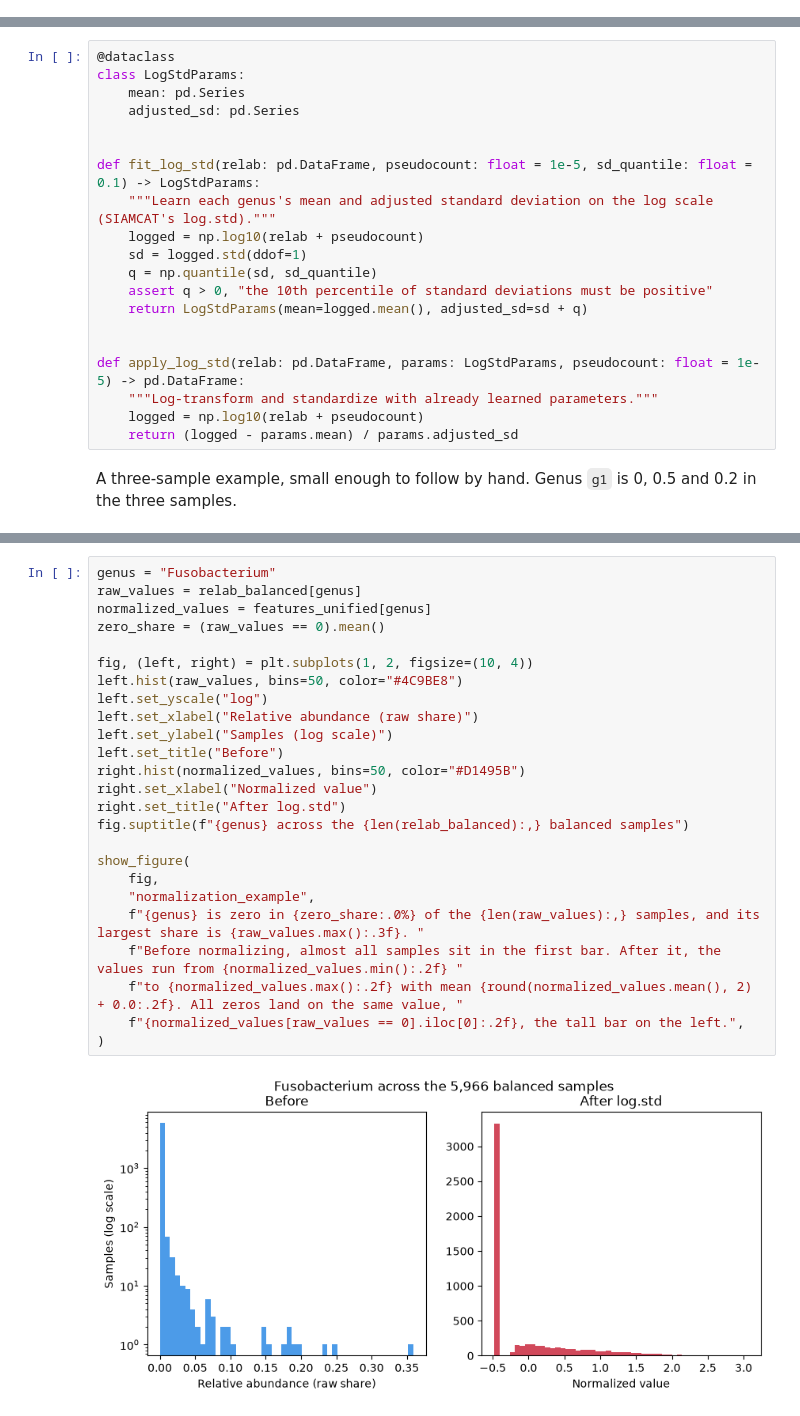
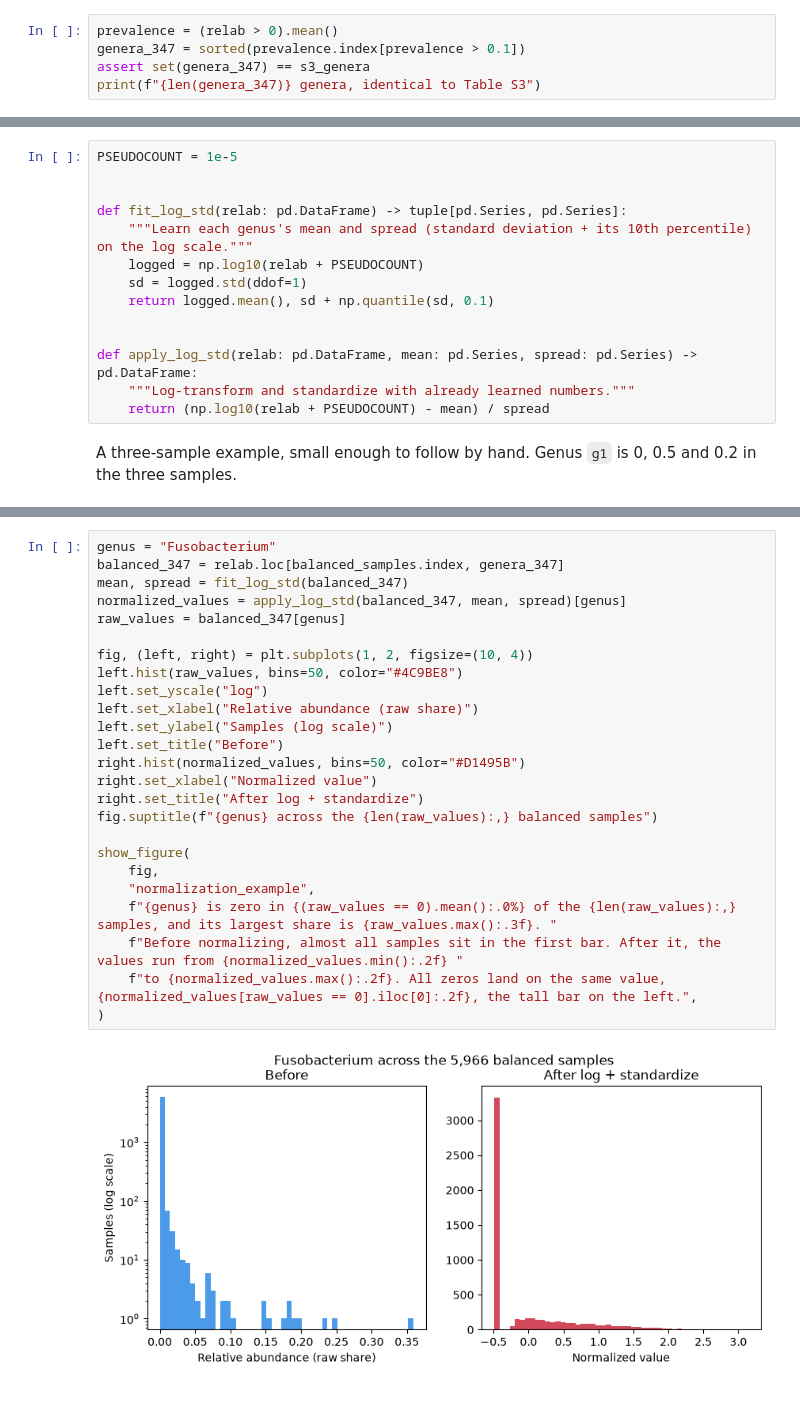
Before and after one commit to Marko-Ivanovski/graduation_thesis, a Jupyter notebook: notebooks/phase_1/03_preprocessing.ipynb, the cells around one changed output, grey strips where cells are left out. Drawn from its saved outputs; the diff is of its cells as text.

```diff
--- a/notebooks/phase_1/03_preprocessing.ipynb
+++ b/notebooks/phase_1/03_preprocessing.ipynb
@@ -177,0 +111,5 @@ The forest's filter keeps 333 genera on the balanced samples.
+# %%
+prevalence = (relab > 0).mean()
+genera_347 = sorted(prevalence.index[prevalence > 0.1])
+assert set(genera_347) == s3_genera
+print(f"{len(genera_347)} genera, identical to Table S3")
@@ -192,23 +132,17 @@ Keeping them separate matters in notebook 2A/02, where we fit on training studie
 # %%
-@dataclass
-class LogStdParams:
-    mean: pd.Series
-    adjusted_sd: pd.Series
+PSEUDOCOUNT = 1e-5
 
 
-def fit_log_std(relab: pd.DataFrame, pseudocount: float = 1e-5, sd_quantile: float = 0.1) -> LogStdParams:
-    """Learn each genus's mean and adjusted standard deviation on the log scale (SIAMCAT's log.std)."""
-    logged = np.log10(relab + pseudocount)
+def fit_log_std(relab: pd.DataFrame) -> tuple[pd.Series, pd.Series]:
+    """Learn each genus's mean and spread (standard deviation + its 10th percentile) on the log scale."""
+    logged = np.log10(relab + PSEUDOCOUNT)
     sd = logged.std(ddof=1)
-    q = np.quantile(sd, sd_quantile)
-    assert q > 0, "the 10th percentile of standard deviations must be positive"
-    return LogStdParams(mean=logged.mean(), adjusted_sd=sd + q)
+    return logged.mean(), sd + np.quantile(sd, 0.1)
 
 
-def apply_log_std(relab: pd.DataFrame, params: LogStdParams, pseudocount: float = 1e-5) -> pd.DataFrame:
-    """Log-transform and standardize with already learned parameters."""
-    logged = np.log10(relab + pseudocount)
-    return (logged - params.mean) / params.adjusted_sd
+def apply_log_std(relab: pd.DataFrame, mean: pd.Series, spread: pd.Series) -> pd.DataFrame:
+    """Log-transform and standardize with already learned numbers."""
+    return (np.log10(relab + PSEUDOCOUNT) - mean) / spread
 # %% [markdown]
 A three-sample example, small enough to follow by hand. Genus `g1` is 0, 0.5 and 0.2 in the three samples.
 # %%
@@ -251,27 +175,27 @@ unified feature matrix: (5966, 333)
 # %%
 genus = "Fusobacterium"
-raw_values = relab_balanced[genus]
-normalized_values = features_unified[genus]
-zero_share = (raw_values == 0).mean()
+balanced_347 = relab.loc[balanced_samples.index, genera_347]
+mean, spread = fit_log_std(balanced_347)
+normalized_values = apply_log_std(balanced_347, mean, spread)[genus]
+raw_values = balanced_347[genus]
 
 fig, (left, right) = plt.subplots(1, 2, figsize=(10, 4))
 left.hist(raw_values, bins=50, color="#4C9BE8")
 left.set_yscale("log")
 left.set_xlabel("Relative abundance (raw share)")
 left.set_ylabel("Samples (log scale)")
 left.set_title("Before")
 right.hist(normalized_values, bins=50, color="#D1495B")
 right.set_xlabel("Normalized value")
-right.set_title("After log.std")
-fig.suptitle(f"{genus} across the {len(relab_balanced):,} balanced samples")
+right.set_title("After log + standardize")
+fig.suptitle(f"{genus} across the {len(raw_values):,} balanced samples")
 
 show_figure(
     fig,
     "normalization_example",
-    f"{genus} is zero in {zero_share:.0%} of the {len(raw_values):,} samples, and its largest share is {raw_values.max():.3f}. "
+    f"{genus} is zero in {(raw_values == 0).mean():.0%} of the {len(raw_values):,} samples, and its largest share is {raw_values.max():.3f}. "
     f"Before normalizing, almost all samples sit in the first bar. After it, the values run from {normalized_values.min():.2f} "
-    f"to {normalized_values.max():.2f} with mean {round(normalized_values.mean(), 2) + 0.0:.2f}. All zeros land on the same value, "
-    f"{normalized_values[raw_values == 0].iloc[0]:.2f}, the tall bar on the left.",
+    f"to {normalized_values.max():.2f}. All zeros land on the same value, {normalized_values[raw_values == 0].iloc[0]:.2f}, the tall bar on the left.",
 )
 # %% [output]
-[figure, old version]
+[figure, new version]
```
Also changed, not shown: parts of 31 cells of this notebook, 13 other files.
